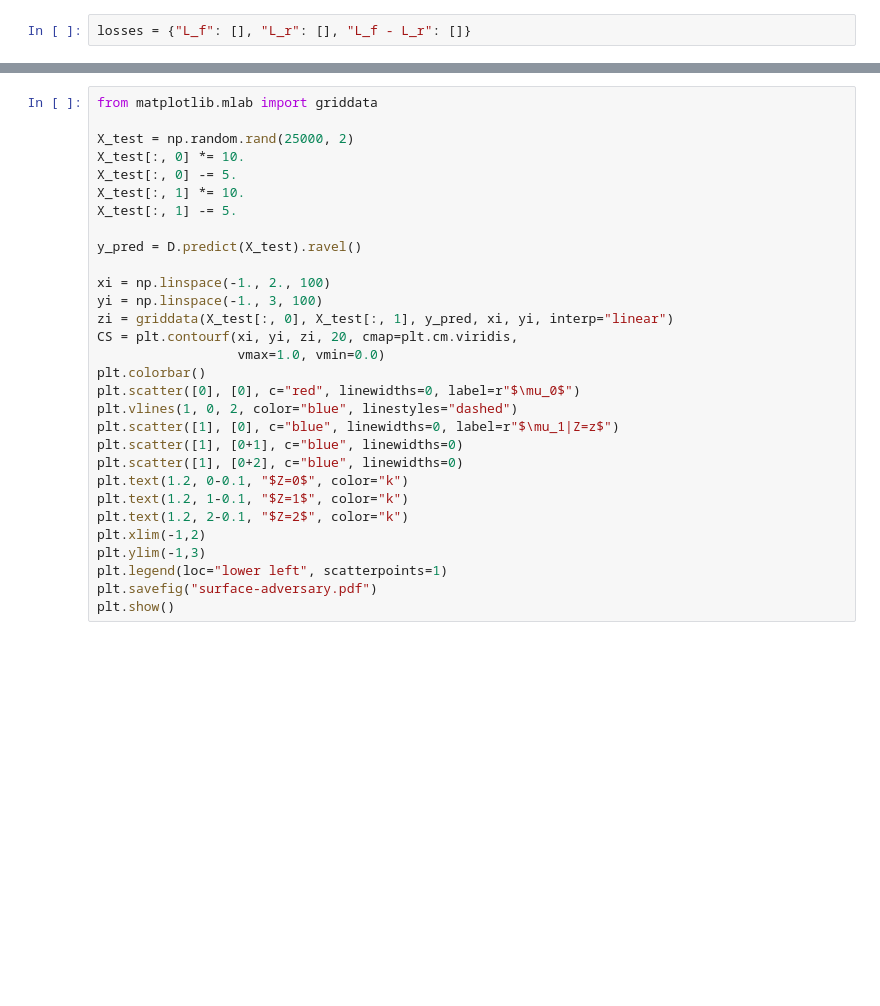
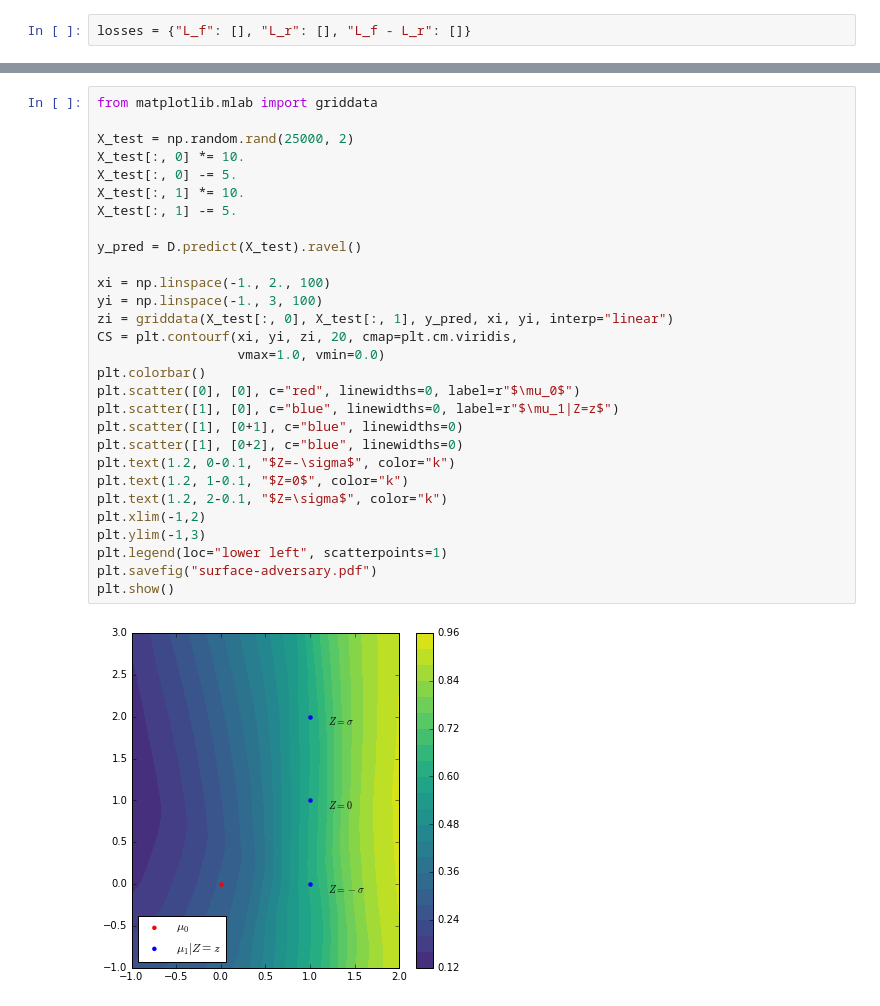
Before and after one commit to glouppe/paper-learning-to-pivot, a Jupyter notebook: code/Toy.ipynb, the cells around one changed output, grey strips where cells are left out. Saved outputs shown, nothing was run; the diff lists cells and outputs as text; blank space fills up the shorter version.

```diff
--- a/code/Toy.ipynb
+++ b/code/Toy.ipynb
@@ -793,30 +799,31 @@ plot_losses_final(losses)
 # %%
 from matplotlib.mlab import griddata
 
 X_test = np.random.rand(25000, 2)
 X_test[:, 0] *= 10.
 X_test[:, 0] -= 5.
 X_test[:, 1] *= 10.
 X_test[:, 1] -= 5.
 
 y_pred = D.predict(X_test).ravel()
 
 xi = np.linspace(-1., 2., 100)
 yi = np.linspace(-1., 3, 100)
 zi = griddata(X_test[:, 0], X_test[:, 1], y_pred, xi, yi, interp="linear")
 CS = plt.contourf(xi, yi, zi, 20, cmap=plt.cm.viridis,
                   vmax=1.0, vmin=0.0)
 plt.colorbar()
 plt.scatter([0], [0], c="red", linewidths=0, label=r"$\mu_0$")
-plt.vlines(1, 0, 2, color="blue", linestyles="dashed")
 plt.scatter([1], [0], c="blue", linewidths=0, label=r"$\mu_1|Z=z$")
 plt.scatter([1], [0+1], c="blue", linewidths=0)
 plt.scatter([1], [0+2], c="blue", linewidths=0)
-plt.text(1.2, 0-0.1, "$Z=0$", color="k")
-plt.text(1.2, 1-0.1, "$Z=1$", color="k")
-plt.text(1.2, 2-0.1, "$Z=2$", color="k")
+plt.text(1.2, 0-0.1, "$Z=-\sigma$", color="k")
+plt.text(1.2, 1-0.1, "$Z=0$", color="k")
+plt.text(1.2, 2-0.1, "$Z=\sigma$", color="k")
 plt.xlim(-1,2)
 plt.ylim(-1,3)
 plt.legend(loc="lower left", scatterpoints=1)
 plt.savefig("surface-adversary.pdf")
 plt.show()
+# %% [output]
+[figure, added]
```
Also changed, not shown: parts of 8 cells of this notebook, 7 other files.
